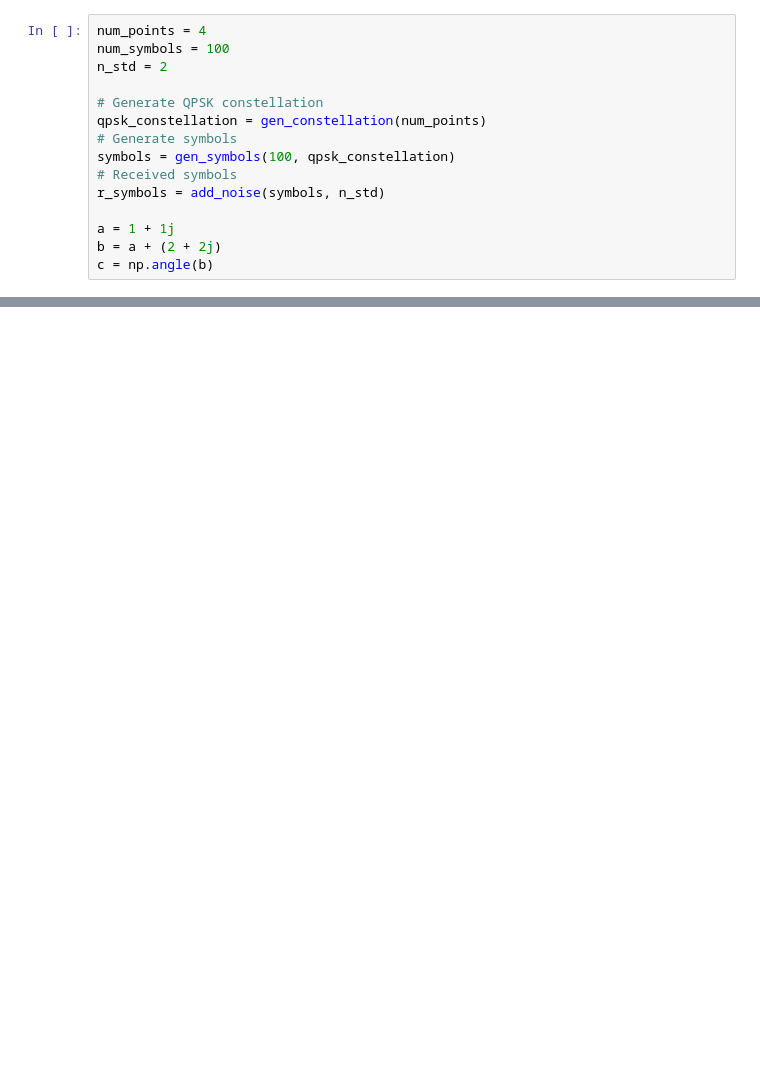
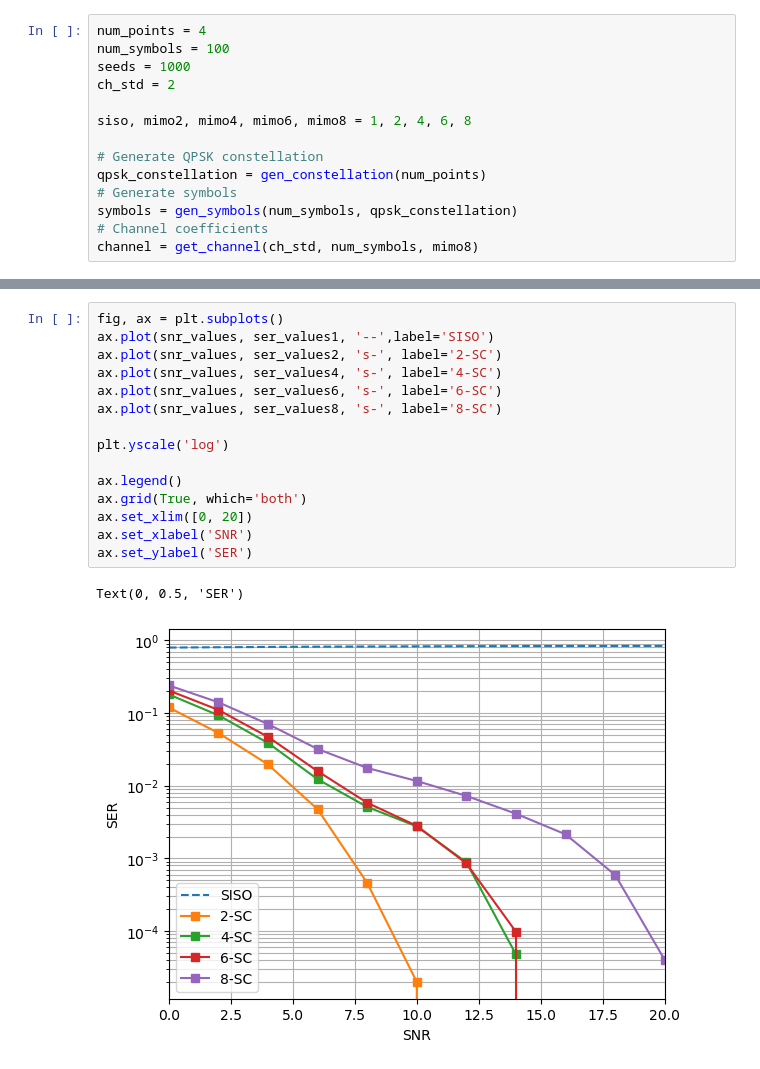
Before and after one commit to matheusdcarneiro/brasil-6g, a Jupyter notebook: main.ipynb, the cells around one changed output, grey strips where cells are left out. Cells and saved outputs as stored; diff of their text form; blank space fills up the shorter version.

```diff
--- a/main.ipynb
+++ b/main.ipynb
@@ -6,15 +10,14 @@ from qpsk import *
-# %%
-num_points = 4
-num_symbols = 100
-n_std = 2
-
-# Generate QPSK constellation
-qpsk_constellation = gen_constellation(num_points)
-# Generate symbols
-symbols = gen_symbols(100, qpsk_constellation)
-# Received symbols
-r_symbols = add_noise(symbols, n_std)
-
-a = 1 + 1j
-b = a + (2 + 2j)
-c = np.angle(b)
+# %%
+num_points = 4
+num_symbols = 100
+seeds = 1000
+ch_std = 2
+
+siso, mimo2, mimo4, mimo6, mimo8 = 1, 2, 4, 6, 8
+
+# Generate QPSK constellation
+qpsk_constellation = gen_constellation(num_points)
+# Generate symbols
+symbols = gen_symbols(num_symbols, qpsk_constellation)
+# Channel coefficients
+channel = get_channel(ch_std, num_symbols, mimo8)
@@ -21 +79,19 @@ c = np.angle(b)
+# %%
+fig, ax = plt.subplots()
+ax.plot(snr_values, ser_values1, '--',label='SISO')
+ax.plot(snr_values, ser_values2, 's-', label='2-SC')
+ax.plot(snr_values, ser_values4, 's-', label='4-SC')
+ax.plot(snr_values, ser_values6, 's-', label='6-SC')
+ax.plot(snr_values, ser_values8, 's-', label='8-SC')
+
+plt.yscale('log')
+
+ax.legend()
+ax.grid(True, which='both')
+ax.set_xlim([0, 20])
+ax.set_xlabel('SNR')
+ax.set_ylabel('SER')
+# %% [output]
+Text(0, 0.5, 'SER')
+[figure, added]
 # %%
```
Also changed, not shown: parts of 3 cells of this notebook, 2 other files.
